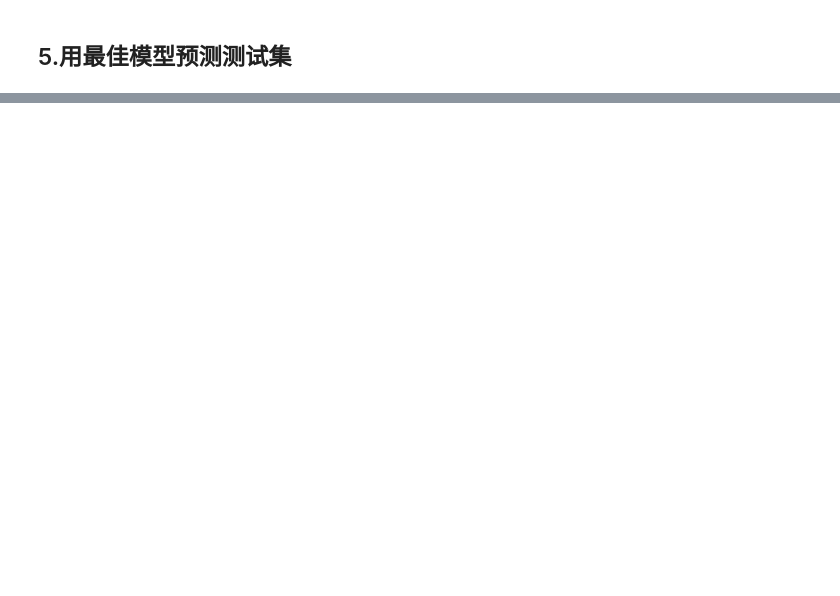
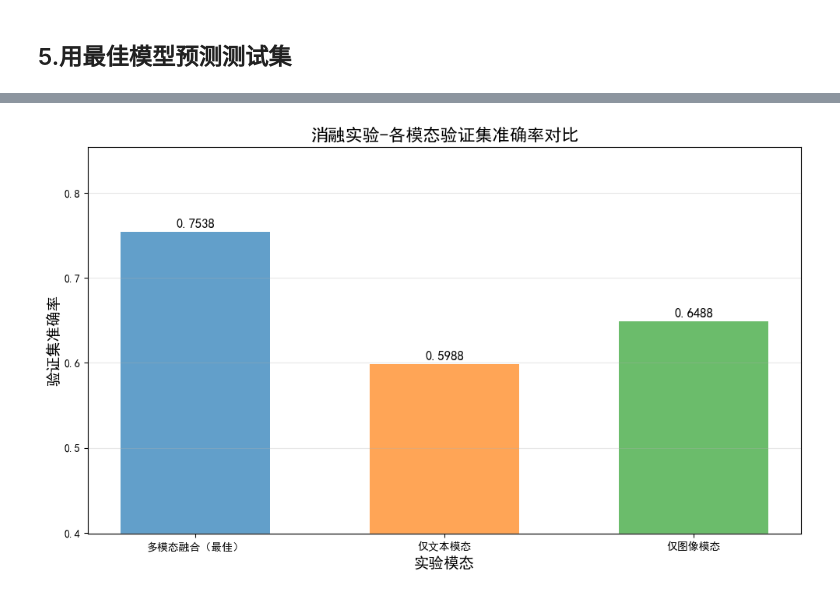
Before and after one commit to zq-zb/AI-homework, a Jupyter notebook: base.ipynb, the cells around one changed output, grey strips where cells are left out. Saved outputs shown, nothing was run; the diff lists cells and outputs as text; code cells hidden in the pictures; blank space fills up the shorter version.

```diff
--- a/base.ipynb
+++ b/base.ipynb
@@ -674,0 +738,31 @@ print("预测结果已保存至 test_prediction.txt")
+# %%
+# 可视化消融实验：多模态vs仅文本vs仅图像 验证集准确率对比
+def plot_ablation_acc_compare(compare_data):
+    # 提取数据
+    exp_names = list(compare_data.keys())  # 实验名称
+    accs = list(compare_data.values())     # 对应准确率
+    colors = ['#1f77b4', '#ff7f0e', '#2ca02c']
+    fig, ax = plt.subplots(1, 1, figsize=(10, 6))
+
+    # 绘制柱状图
+    bars = ax.bar(exp_names, accs, color=colors, alpha=0.7, width=0.6)
+    ax.set_ylim([min(accs) - 0.2, max(accs) + 0.1])
+
+    ax.set_xlabel('实验模态', fontsize=14)
+    ax.set_ylabel('验证集准确率', fontsize=14)
+    ax.set_title('消融实验-各模态验证集准确率对比', fontsize=16, fontweight='bold')
+    ax.grid(True, alpha=0.3, axis='y')
+
+    for bar, acc in zip(bars, accs):
+        height = bar.get_height()
+        ax.text(bar.get_x() + bar.get_width()/2, height + 0.003,
+                f'{acc:.4f}', ha='center', va='bottom',
+                fontsize=12, fontweight='bold')
+
+    plt.tight_layout()
+    plt.savefig('ablation_acc_compare.png', dpi=300, bbox_inches='tight')
+    plt.show()
+
+plot_ablation_acc_compare(compare_data)
+# %% [output]
+[figure, added]
```
Also changed, not shown: parts of 7 cells of this notebook, 12 other files.
